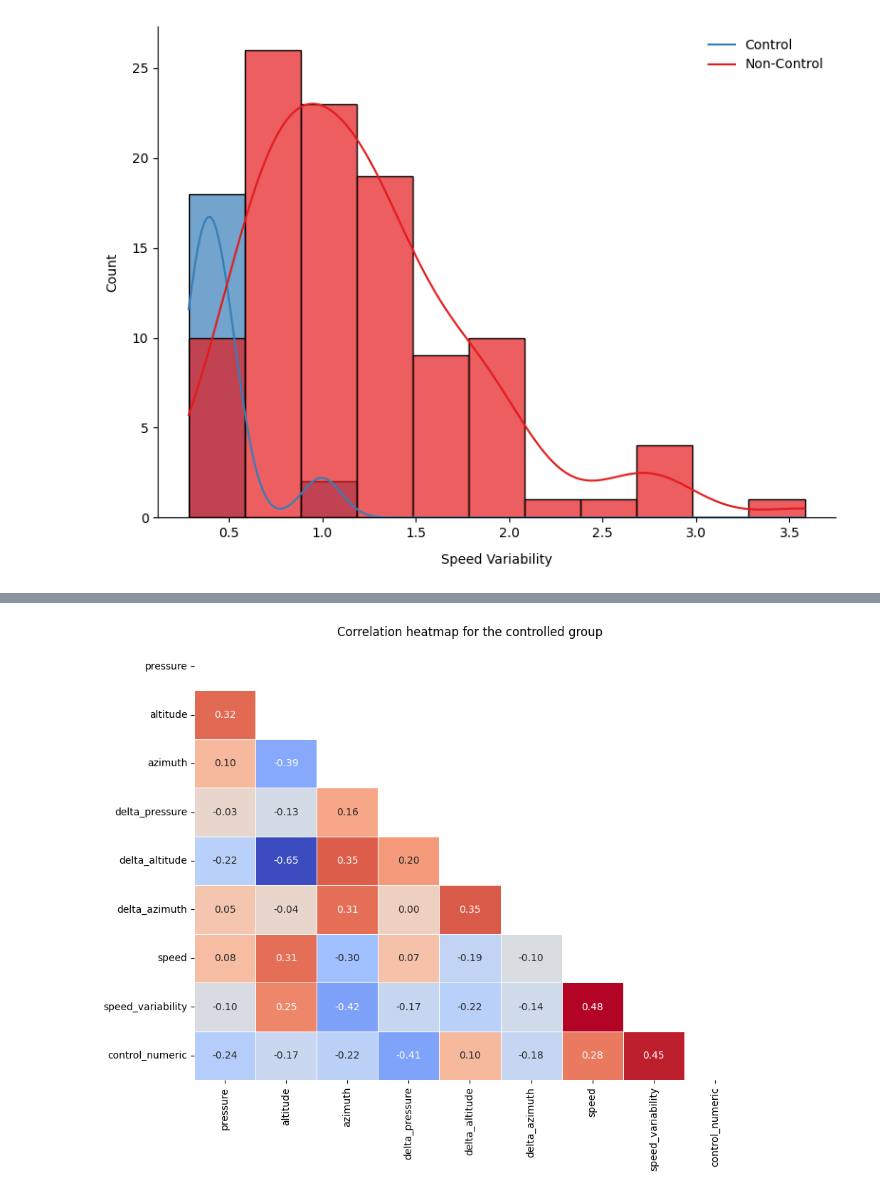
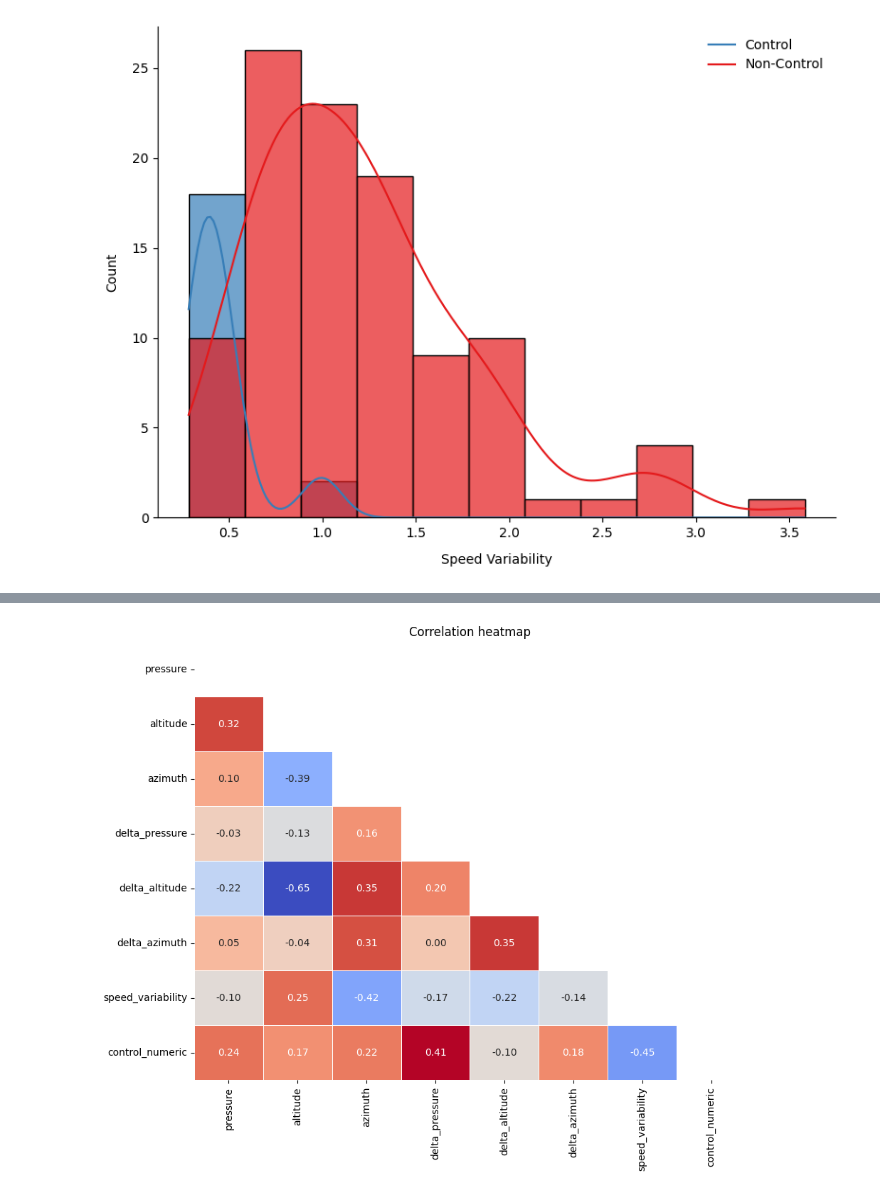
Before and after one commit to JWL16038/DATA471-Individual-Project, a Jupyter notebook: notebooks/Spirals_EDA.ipynb, the cells around one changed output, grey strips where cells are left out. Drawn from its saved outputs; the diff is of its cells as text; code cells hidden in the pictures.

Commit message:
Fix control numeric label col and rework correlation matrix and KK test results

```diff
--- a/notebooks/Spirals_EDA.ipynb
+++ b/notebooks/Spirals_EDA.ipynb
@@ -206,7 +208,6 @@ def create_metrics(df):
     df_temp["speed"] = df_temp["distance"] / df_temp["dt"]
     return df_temp
 df = create_metrics(df)
-# Convert the class to numeric (0 for non-control, 1 for control)
-df["control_numeric"] = (df["control"] == "N").astype(int)
+print(df.shape)
 df.head()
 # %% [output]
@@ -255,29 +257,32 @@ def aggregate_features(df_input):
             variability_data.append({
                 "subject": subject,
                 "session": session,
+                "control": session_df["control"].iloc[0],
                 "speed_variability": speed_variability
             })
 
     # Convert the variability data into a DataFrame
     variability_df = pd.DataFrame(variability_data)
+
     # Group by subject, session, and control, and calculate mean values for other features
-    mean_df = df_input.groupby(['subject','session','control']).agg({
+    mean_df = df_input.groupby(["subject","session","control"]).agg({
         "altitude":'mean',
         "pressure":'mean',
         "azimuth":'mean',
         "delta_altitude":'mean',
         "delta_pressure":'mean',
         "delta_azimuth":'mean',
-        "distance":'mean',
-        "speed":'mean',
+        # "distance":'mean',
+        # "speed":'mean',
     }).reset_index()
 
     # Merge the variability_df with mean_df on subject and session
-    merged_df = pd.merge(mean_df, variability_df, on=["subject", "session"], how="left")
+    merged_df = pd.merge(mean_df, variability_df, on=["subject","session","control"], how="left")
     return merged_df
 df_metrics = aggregate_features(df)
 numerical_features = df_metrics.select_dtypes(include=[np.number]).columns
-df_metrics["control_numeric"] = (df_metrics["control"] == "N").astype(int)
+# Convert the class to numeric (0 for non-control/patients with PD, 1 for control/healthy patient)
+df_metrics["control_numeric"] = (df_metrics["control"] == "Y").astype(int)
 df_metrics.head()
 # %% [output]
 |  | subject | session | control | altitude | pressure | azimuth | delta_altitude | delta_pressure | delta_azimuth | ... |
@@ -410,15 +451,15 @@ Mean values for each metric by control group:
 # %%
-correlation_matrix = df_metrics[["pressure","altitude", "azimuth", "delta_pressure", "delta_altitude", "delta_azimuth", "speed", "speed_variability", "control_numeric"]].copy().corr("pearson")
+correlation_matrix = df_metrics[["pressure","altitude","azimuth", "delta_pressure", "delta_altitude", "delta_azimuth", "speed_variability","control_numeric"]].copy().corr("pearson")
 
 mask = np.triu(correlation_matrix)
 plt.figure(figsize=(10, 8))
 sns.heatmap(correlation_matrix,
             annot=True,
             cbar=False,
             cmap='coolwarm',
             fmt='.2f',
             linewidths=0.5,
             mask=mask)
-plt.title("Correlation heatmap for the controlled group");
+plt.title("Correlation heatmap");
 # %% [output]
-[figure, old version]
+[figure, new version]
```
Also changed, not shown: parts of 35 cells of this notebook.
